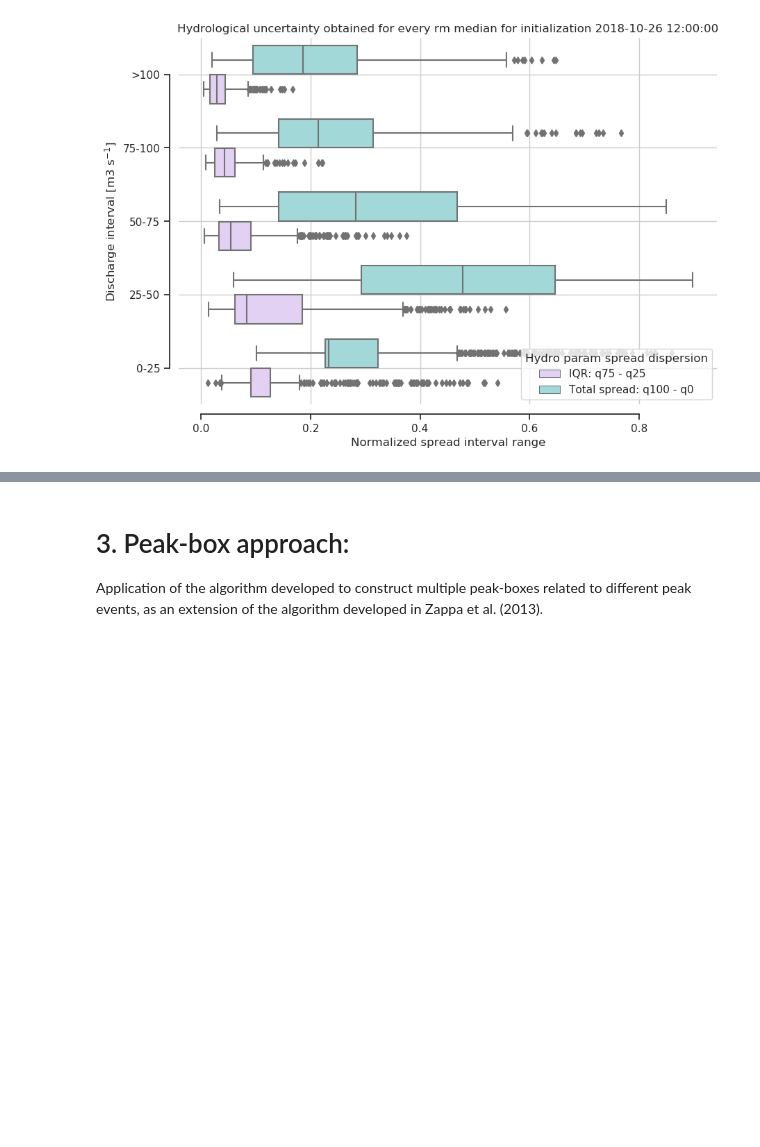
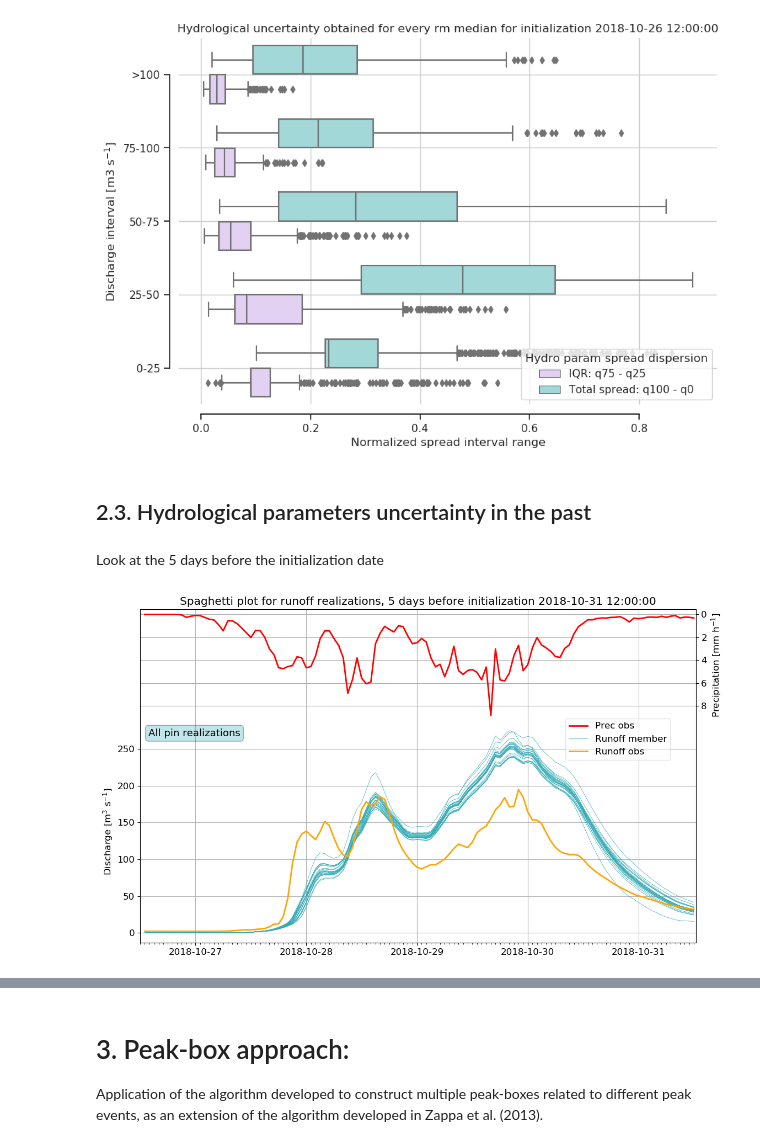
Before and after one commit to agiord/ensemble-flood-forecasting, a Jupyter notebook: EnsembleFloodForecastAnalysis.ipynb, the cells around one changed output, grey strips where cells are left out. Cells and saved outputs as stored; diff of their text form; code cells hidden in the pictures; blank space fills up the shorter version.

```diff
--- a/EnsembleFloodForecastAnalysis.ipynb
+++ b/EnsembleFloodForecastAnalysis.ipynb
@@ -134,2 +136,24 @@ warnings.filterwarnings('ignore')
 # %% [output]
 [figure]
+# %% [markdown]
+## 2.3. Hydrological parameters uncertainty in the past
+# %% [markdown]
+Look at the 5 days before the initialization date
+# %%
+past_sim_start = str(ens_df_runoff.date[119])
+
+past_ens_df = af.past_hydro_unc_ensemble_df(df, past_sim_start, Verzasca_area, 'RGES')
+
+past_quant = af.quantiles(past_ens_df)
+
+past_obs_indexes_runoff = obs_df.loc[obs_df.index[obs_df['date'] == str(past_quant.date[0])] |
+        obs_df.index[obs_df['date'] == str(past_quant.date[119])]]
+past_obs_indexes_prec = prec_obs_series.loc[prec_obs_series.index[prec_obs_series['date'] == str(past_quant.date[0])] |
+        prec_obs_series.index[prec_obs_series['date'] == str(past_quant.date[119])]]
+
+past_obs_subset = obs_df.loc[past_obs_indexes_runoff.index[0]:past_obs_indexes_runoff.index[1]]
+past_prec_obs_subset = prec_obs_series.loc[past_obs_indexes_prec.index[0]:past_obs_indexes_prec.index[1]]
+# %%
+af.spaghetti_plot(past_ens_df, ens_df_prec, past_obs_subset, past_prec_obs_subset, past_sim_start, past=True)
+# %% [output]
+[figure, added]
```
Also changed, not shown: parts of 14 cells of this notebook, 2 other files.
